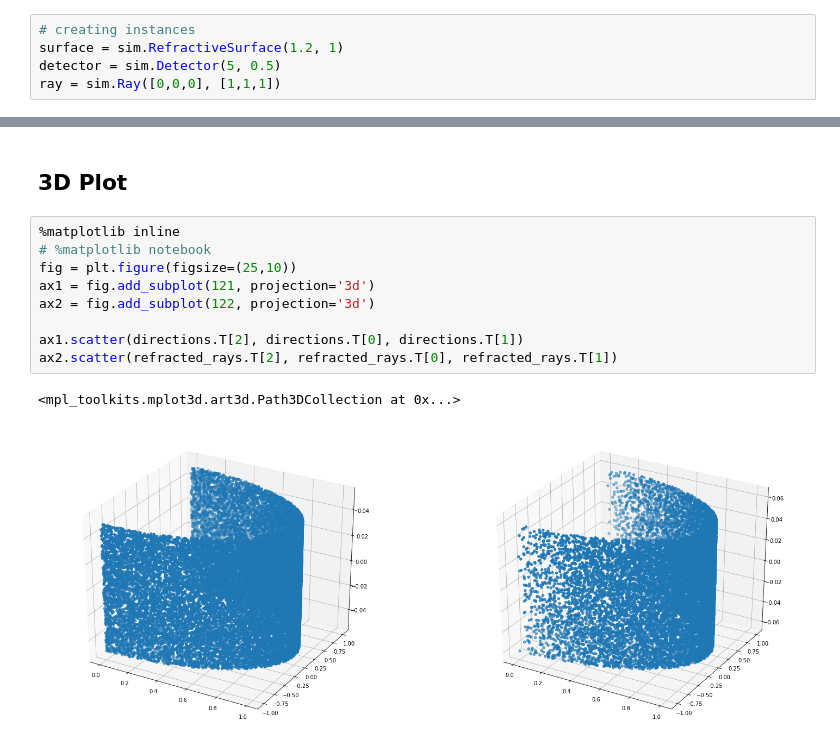
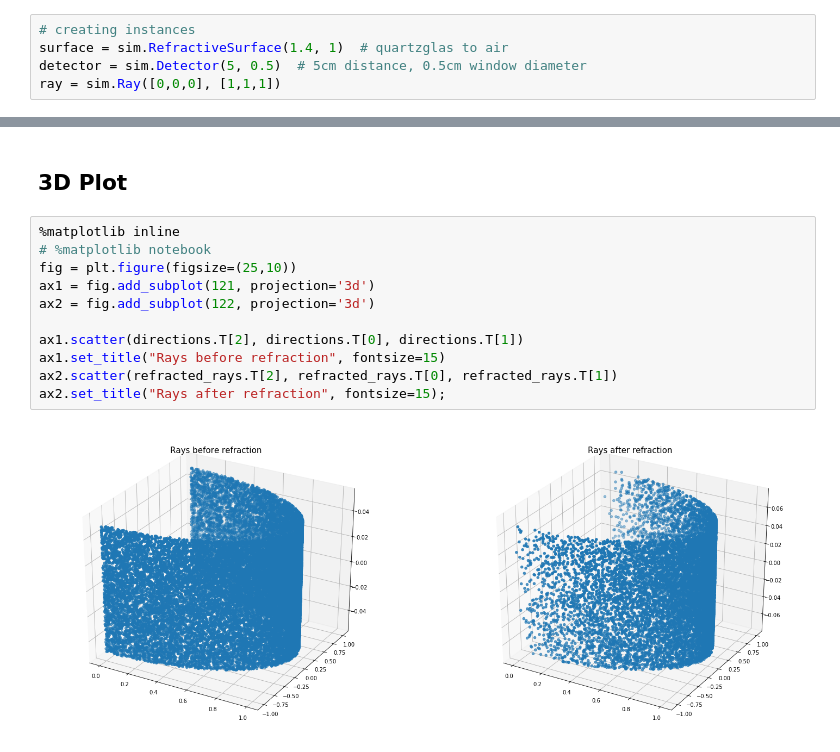
Before and after one commit to exe1099/ray_simulation, a Jupyter notebook: run_simulation.ipynb, the cells around one changed output, grey strips where cells are left out. Saved outputs shown, nothing was run; the diff lists cells and outputs as text.

```diff
--- a/run_simulation.ipynb
+++ b/run_simulation.ipynb
@@ -32,7 +15,7 @@ from mpl_toolkits import mplot3d  # for 3d plot
 ## Run simulation
 # %%
 # creating instances
-surface = sim.RefractiveSurface(1.2, 1)
-detector = sim.Detector(5, 0.5)
+surface = sim.RefractiveSurface(1.4, 1)  # quartzglas to air
+detector = sim.Detector(5, 0.5)  # 5cm distance, 0.5cm window diameter
 ray = sim.Ray([0,0,0], [1,1,1])
 # %% [output]
@@ -100,12 +90,13 @@ plt.legend()
 # %%
 %matplotlib inline
 # %matplotlib notebook
 fig = plt.figure(figsize=(25,10))
 ax1 = fig.add_subplot(121, projection='3d')
 ax2 = fig.add_subplot(122, projection='3d')
 
 ax1.scatter(directions.T[2], directions.T[0], directions.T[1])
+ax1.set_title("Rays before refraction", fontsize=15)
 ax2.scatter(refracted_rays.T[2], refracted_rays.T[0], refracted_rays.T[1])
+ax2.set_title("Rays after refraction", fontsize=15);
 # %% [output]
-<mpl_toolkits.mplot3d.art3d.Path3DCollection at 0x...>
-[figure, old version]
+[figure, new version]
```
Also changed, not shown: parts of 9 cells of this notebook, 1 other file.
